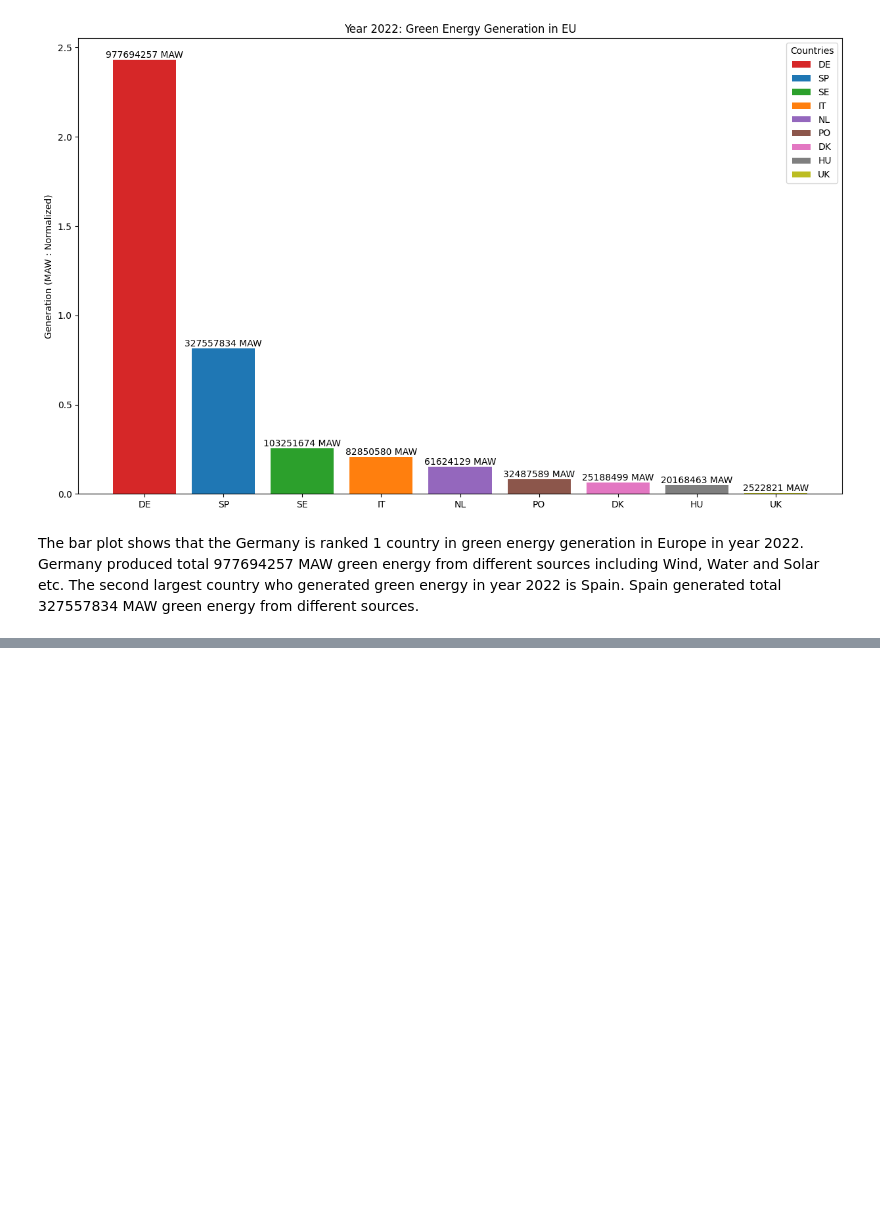
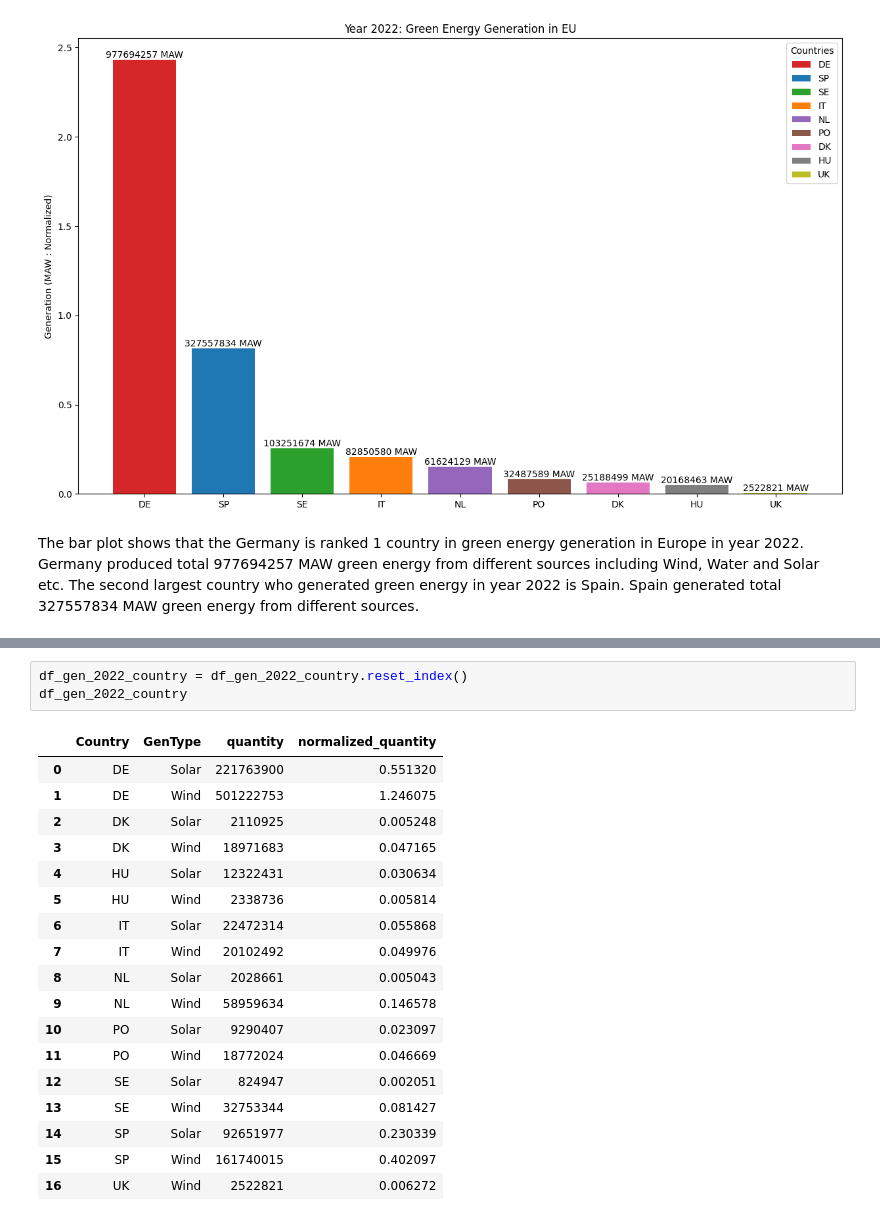
Before and after one commit to mahbubur-87/SE-Europe-Data_Challenge_Template, a Jupyter notebook: se-europe-data-challenge-data-analysis.ipynb, the cells around one changed output, grey strips where cells are left out. Drawn from its saved outputs; the diff is of its cells as text; blank space fills up the shorter version.

```diff
--- a/se-europe-data-challenge-data-analysis.ipynb
+++ b/se-europe-data-challenge-data-analysis.ipynb
@@ -289,0 +333,22 @@ The bar plot shows that the Germany is ranked 1 country in green energy generati
+# %%
+df_gen_2022_country = df_gen_2022_country.reset_index()
+df_gen_2022_country
+# %% [output]
+|  | Country | GenType | quantity | normalized_quantity |
+| 0 | DE | Solar | 221763900 | 0.551320 |
+| 1 | DE | Wind | 501222753 | 1.246075 |
+| 2 | DK | Solar | 2110925 | 0.005248 |
+| 3 | DK | Wind | 18971683 | 0.047165 |
+| 4 | HU | Solar | 12322431 | 0.030634 |
+| 5 | HU | Wind | 2338736 | 0.005814 |
+| 6 | IT | Solar | 22472314 | 0.055868 |
+| 7 | IT | Wind | 20102492 | 0.049976 |
+| 8 | NL | Solar | 2028661 | 0.005043 |
+| 9 | NL | Wind | 58959634 | 0.146578 |
+| 10 | PO | Solar | 9290407 | 0.023097 |
+| 11 | PO | Wind | 18772024 | 0.046669 |
+| 12 | SE | Solar | 824947 | 0.002051 |
+| 13 | SE | Wind | 32753344 | 0.081427 |
+| 14 | SP | Solar | 92651977 | 0.230339 |
+| 15 | SP | Wind | 161740015 | 0.402097 |
+| 16 | UK | Wind | 2522821 | 0.006272 |
```
Also changed, not shown: parts of 8 cells of this notebook.
